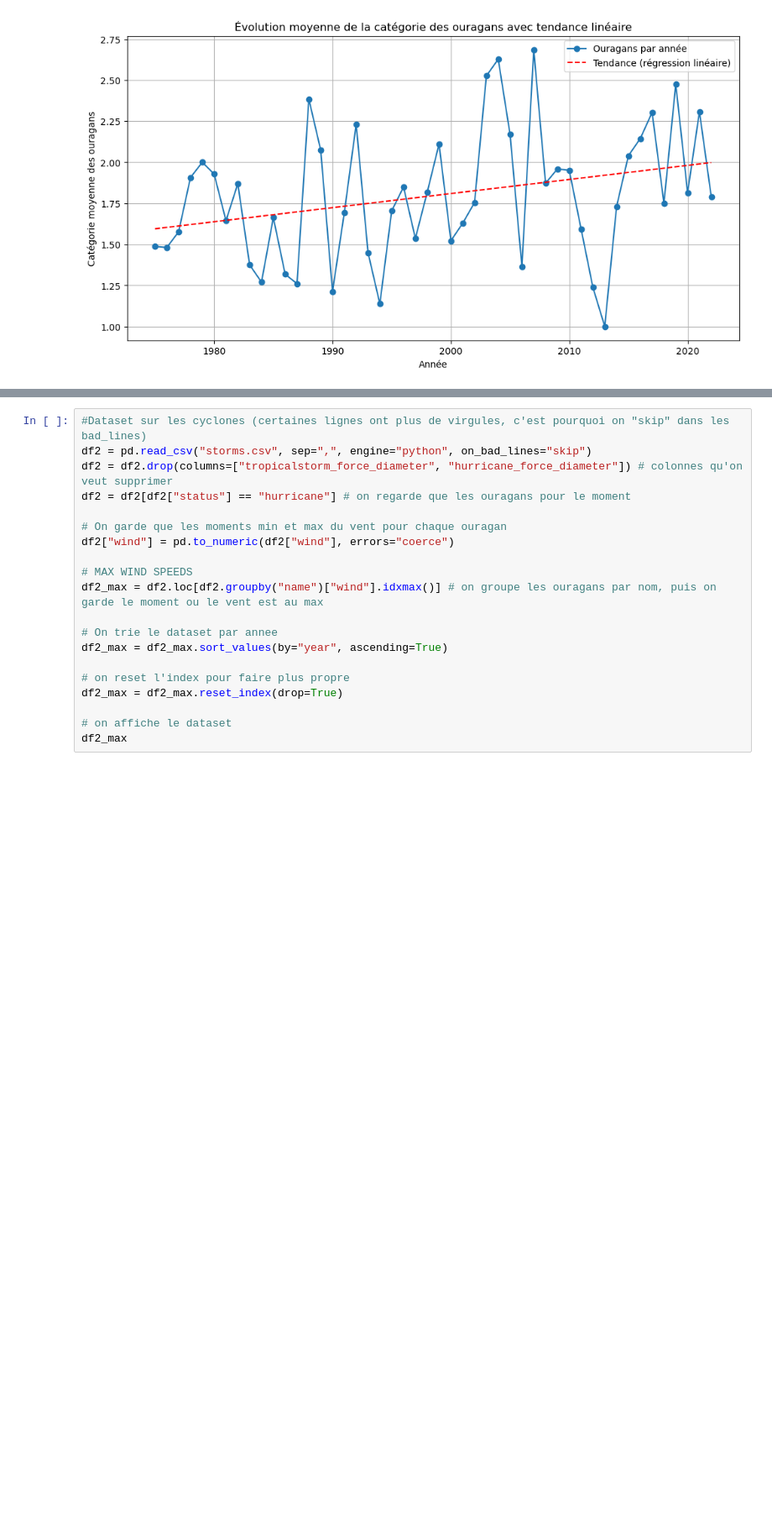
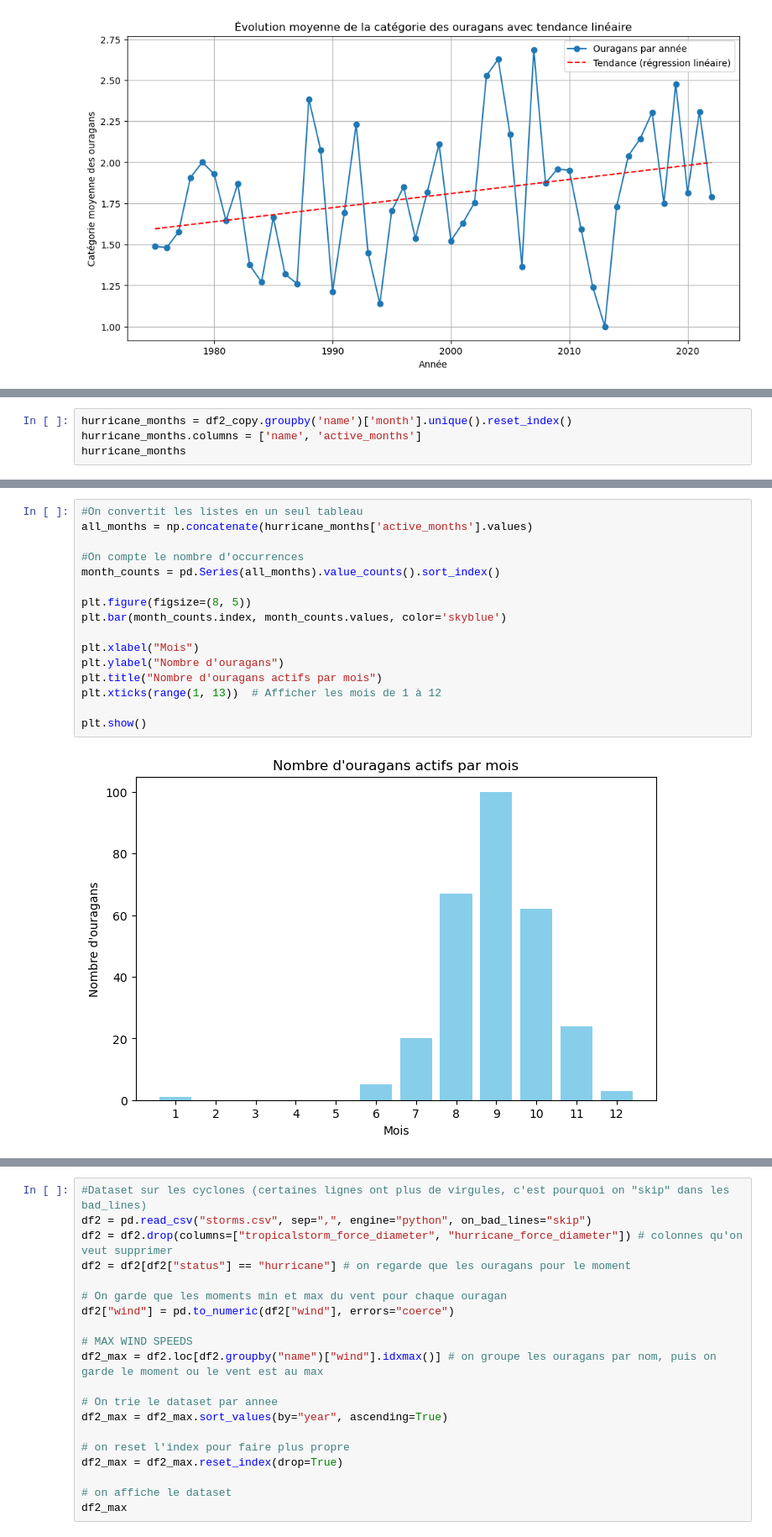
Before and after one commit to andersontess/Projet-Bio-Info, a Jupyter notebook: tess_mitopke_ruffine_kone_2.ipynb, the cells around one changed output, grey strips where cells are left out. Shown at 84% size. Drawn from its saved outputs; the diff is of its cells as text; blank space fills up the shorter version.

```diff
--- a/tess_mitopke_ruffine_kone_2.ipynb
+++ b/tess_mitopke_ruffine_kone_2.ipynb
@@ -754,0 +814,4 @@ exact_duplicates
+# %%
+hurricane_months = df2_copy.groupby('name')['month'].unique().reset_index()
+hurricane_months.columns = ['name', 'active_months']
+hurricane_months
@@ -754,0 +832,18 @@ exact_duplicates
+# %%
+#On convertit les listes en un seul tableau
+all_months = np.concatenate(hurricane_months['active_months'].values)
+
+#On compte le nombre d'occurrences
+month_counts = pd.Series(all_months).value_counts().sort_index()
+
+plt.figure(figsize=(8, 5))
+plt.bar(month_counts.index, month_counts.values, color='skyblue')
+
+plt.xlabel("Mois")
+plt.ylabel("Nombre d'ouragans")
+plt.title("Nombre d'ouragans actifs par mois")
+plt.xticks(range(1, 13))  # Afficher les mois de 1 à 12
+
+plt.show()
+# %% [output]
+[figure, added]
```
Also changed, not shown: parts of 85 cells of this notebook.
